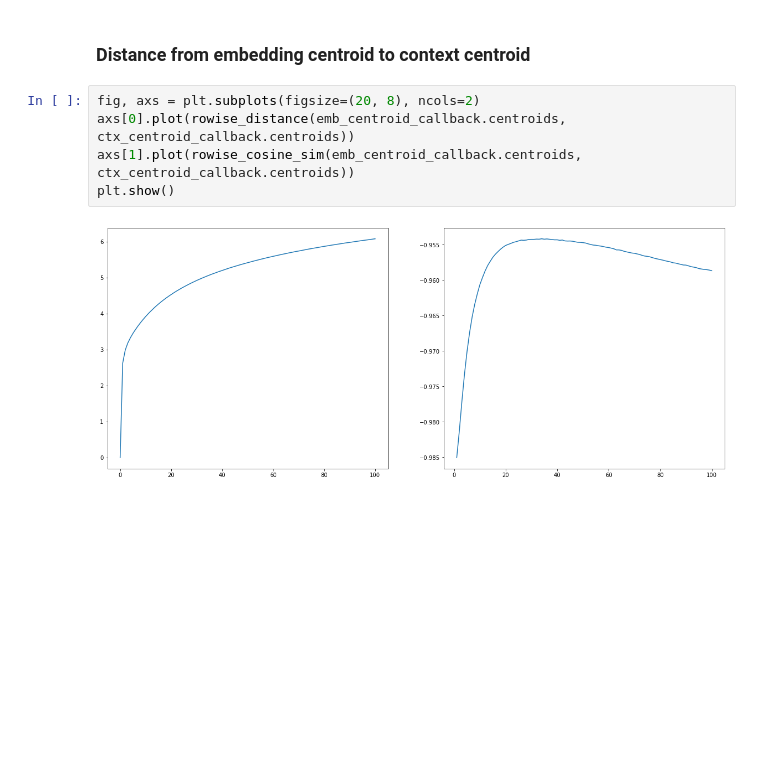
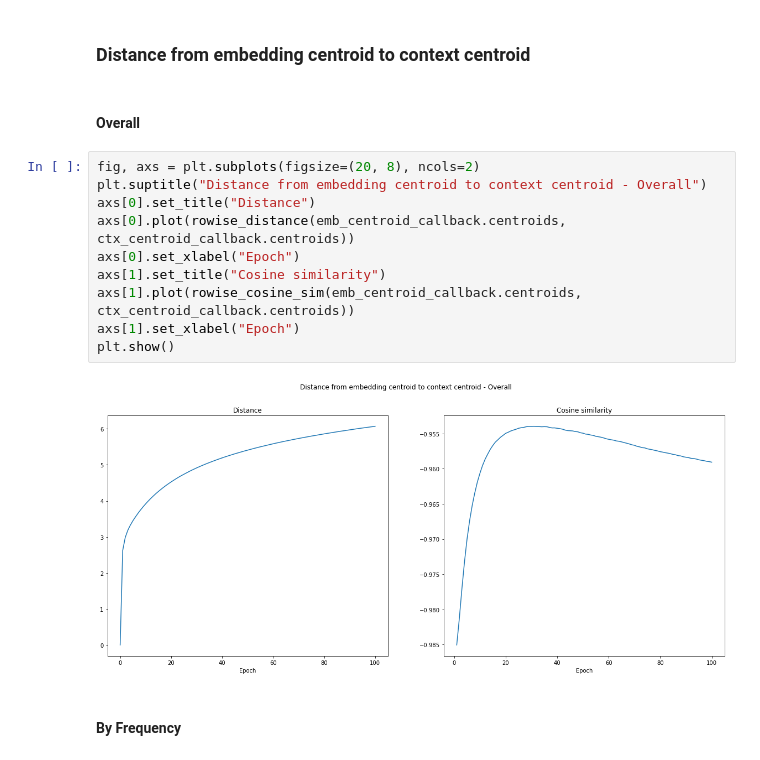
Before and after one commit to juancruzsosa/thesis, a Jupyter notebook: W2V_Stability.ipynb, the cells around one changed output. Saved outputs shown, nothing was run; the diff lists cells and outputs as text; blank space fills up the shorter version.

```diff
--- a/W2V_Stability.ipynb
+++ b/W2V_Stability.ipynb
@@ -424,9 +574,18 @@ plt.show()
 # %% [markdown]
 ### Distance from embedding centroid to context centroid
+# %% [markdown]
+#### Overall
 # %%
 fig, axs = plt.subplots(figsize=(20, 8), ncols=2)
+plt.suptitle("Distance from embedding centroid to context centroid - Overall")
+axs[0].set_title("Distance")
 axs[0].plot(rowise_distance(emb_centroid_callback.centroids, ctx_centroid_callback.centroids))
+axs[0].set_xlabel("Epoch")
+axs[1].set_title("Cosine similarity")
 axs[1].plot(rowise_cosine_sim(emb_centroid_callback.centroids, ctx_centroid_callback.centroids))
+axs[1].set_xlabel("Epoch")
 plt.show()
 # %% [output]
-[figure, old version]
+[figure, new version]
+# %% [markdown]
+#### By Frequency
```
Also changed, not shown: parts of 40 cells of this notebook, 1 other file.
